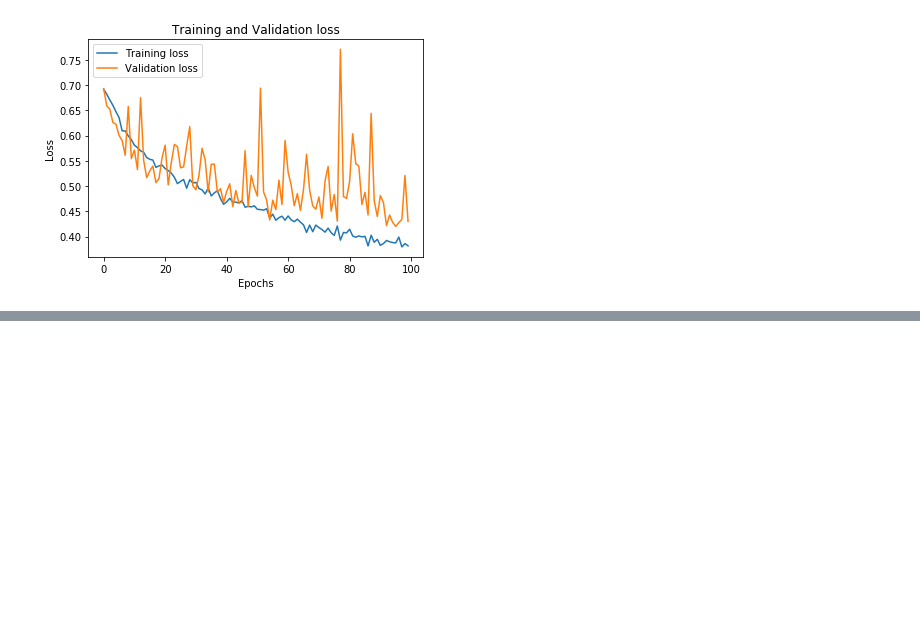
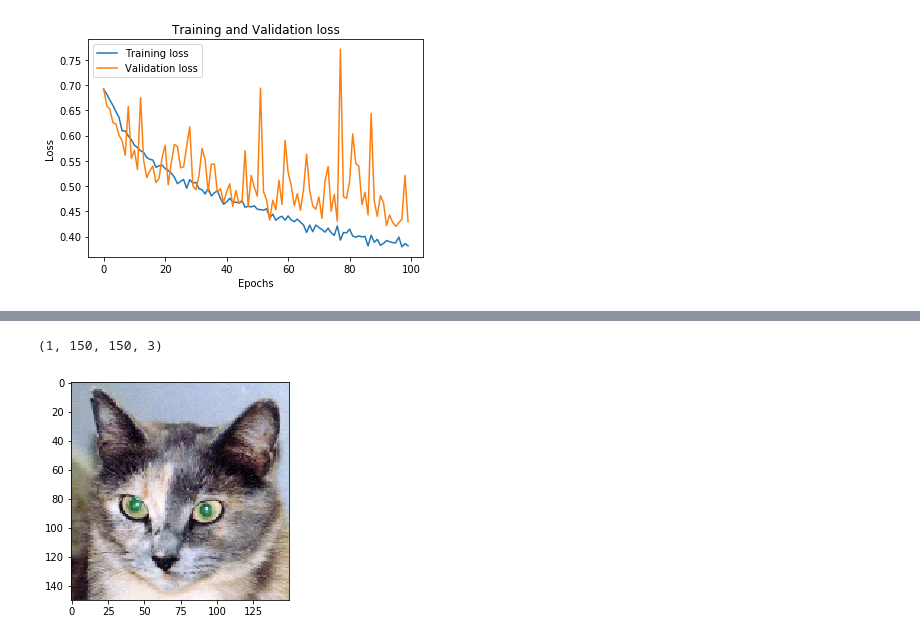
Before and after one commit to constantinembufung/CNN-classifier-for-cats-and-dogs, a Jupyter notebook: CNN_classifier_for_dog_and_cat.ipynb, the cells around one changed output, grey strips where cells are left out. Saved outputs shown, nothing was run; the diff lists cells and outputs as text; code cells hidden in the pictures; blank space fills up the shorter version.

Commit message:
Data Visualisation
using pre-trained model to make the model to be 96% accurate and also do some data visualisation

```diff
--- a/CNN_classifier_for_dog_and_cat.ipynb
+++ b/CNN_classifier_for_dog_and_cat.ipynb
@@ -439,9 +443,3 @@ plt.legend(['Training loss', 'Validation loss'], loc='upper left')
 plt.show()
 # %% [output]
 [figure]
-# %%
-#step 4 - Test model
-img = image.load_im('test/24.jpg', target_size=(224,224))
-prediction = model.predict(img)
-
-print(prediction)
@@ -449,0 +671,23 @@ AttributeError: module 'keras.preprocessing.image' has no attribute 'load_im'
+# %%
+img_path = '/Users/online1/Documents/jupyter-tut/CNN-Classifier-Deep-Learning/dog-cat-dataset/dog-cat-small/test/cats/cat.1700.jpg'
+
+from keras.preprocessing import image
+import numpy as np
+
+img = image.load_img(img_path, target_size = (150,150))
+img_tensor = image.img_to_array(img)
+img_tensor = np.expand_dims(img_tensor, axis=0)
+img_tensor /=255.
+
+#Its shape is (1, 150, 150, 3)
+print(img_tensor.shape)
+# %% [output]
+(1, 150, 150, 3)
+# %%
+##Displaying the test picture
+import matplotlib.pyplot as plt
+%matplotlib inline
+plt.imshow(img_tensor[0])
+plt.show()
+# %% [output]
+[figure, added]
```
Also changed, not shown: parts of 41 cells of this notebook.
